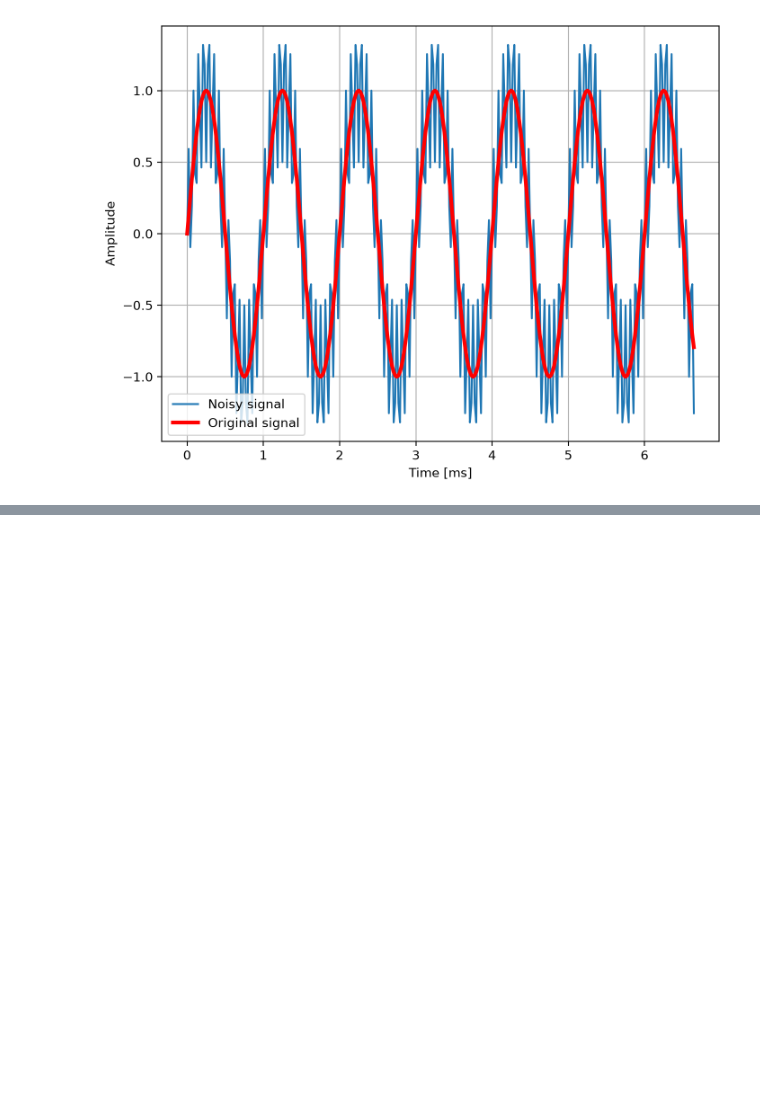
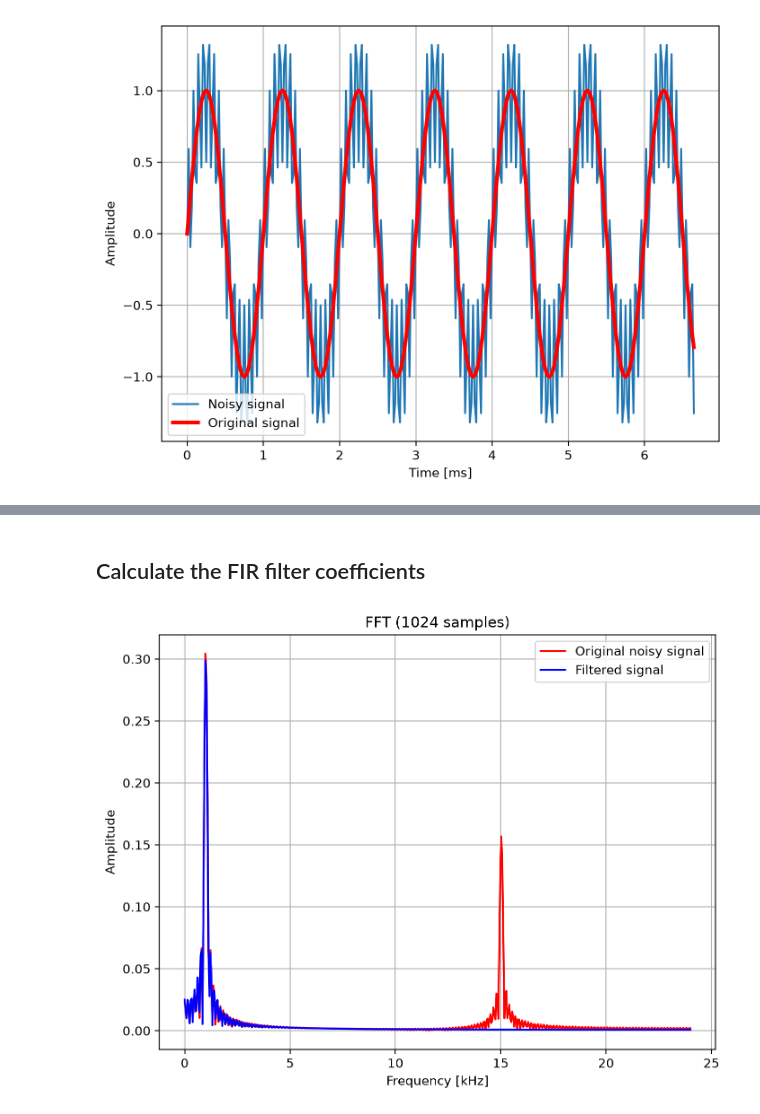
Before and after one commit to estanislaocrivos/advanced-digital-design-course, a Jupyter notebook: lab-02/python/fir/fir.ipynb, the cells around one changed output, grey strips where cells are left out. Cells and saved outputs as stored; diff of their text form; code cells hidden in the pictures; blank space fills up the shorter version.

```diff
--- a/lab-02/python/fir/fir.ipynb
+++ b/lab-02/python/fir/fir.ipynb
@@ -73,0 +76,44 @@ show()
+# %% [markdown]
+## Calculate the FIR filter coefficients
+# %%
+# The cutoff frequency of the filter
+cutoff_freq_hz = 6e3
+
+# Length of the filter (number of coefficients, i.e. the filter order + 1)
+n_filter_taps = 29
+
+# Use firwin to create a lowpass FIR filter
+fir_filter_coeffs = firwin(n_filter_taps, cutoff_freq_hz, fs=sampling_freq_hz)
+
+# Use lfilter to filter the signal with the FIR filter
+filtered_signal = lfilter(fir_filter_coeffs, 1.0, noisy_signal)
+# %%
+n_fft = 1024
+fft_noisy_signal = fft(noisy_signal, n_fft)
+fft_noisy_signal_right_side = 2.0 / n_fft * abs(fft_noisy_signal[0 : n_fft // 2])
+fft_filtered_signal = fft(filtered_signal, n_fft)
+fft_filtered_signal_right_side = 2.0 / n_fft * abs(fft_filtered_signal[0 : n_fft // 2])
+x_fft = linspace(0, sampling_freq_hz / 2, n_fft // 2)
+x_fft_khz = x_fft / 1e3
+
+figure(2, figsize=(8, 6), dpi=200)
+title(f"FFT ({n_fft} samples)")
+plot(
+    x_fft_khz,
+    fft_noisy_signal_right_side,
+    "r",
+    label="Original noisy signal",
+)
+plot(
+    x_fft_khz,
+    fft_filtered_signal_right_side,
+    "b",
+    label="Filtered signal",
+)
+xlabel("Frequency [kHz]")
+ylabel("Amplitude")
+legend()
+grid(True)
+show()
+# %% [output]
+[figure, added]
```
Also changed, not shown: parts of 4 cells of this notebook.
